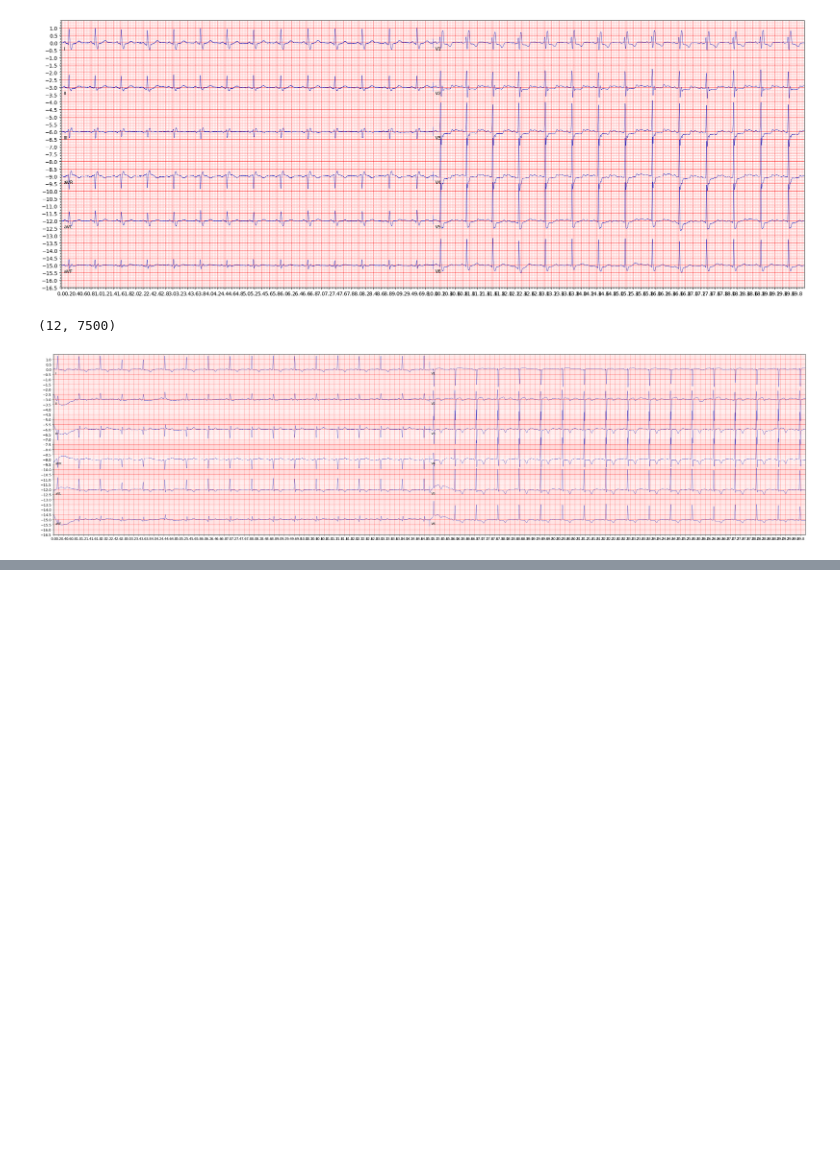
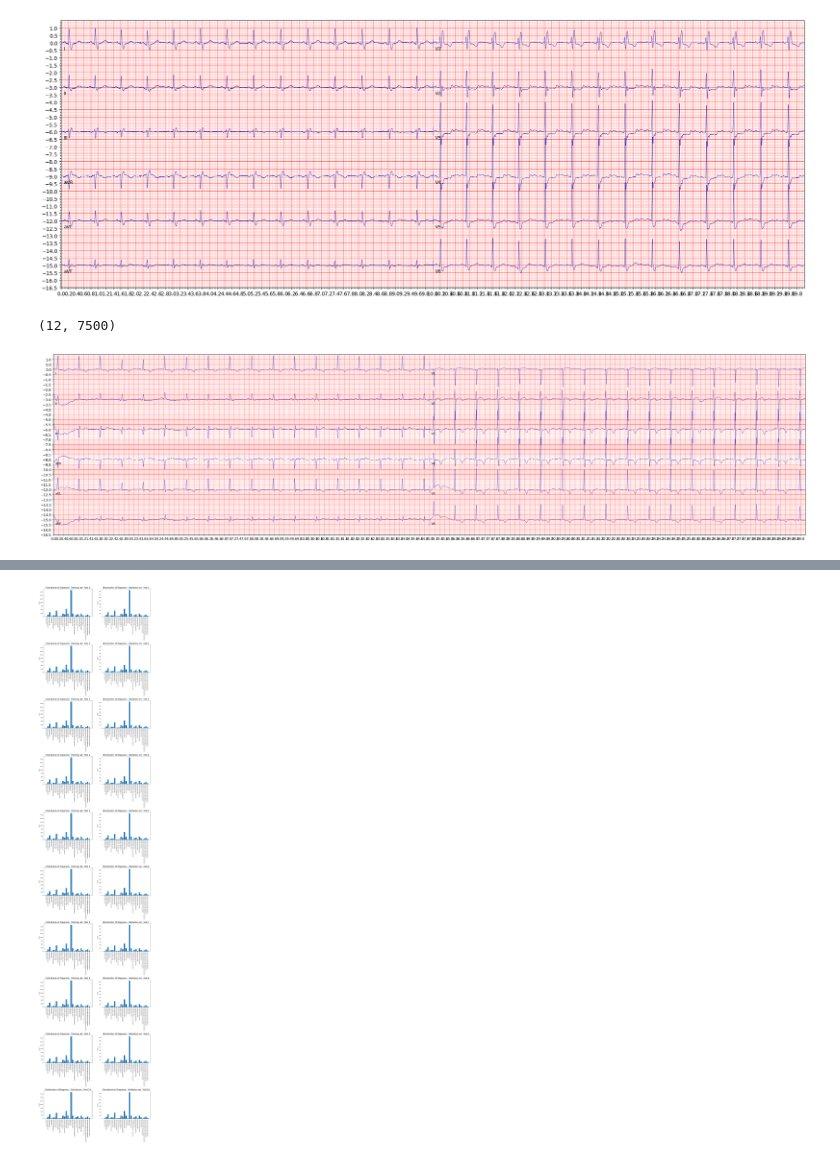
Before and after one commit to nareshwar/cvd-early-detection-ecg-uhull, a Jupyter notebook: notebooks/01_lstm_baseline.ipynb, the cells around one changed output, grey strips where cells are left out. Saved outputs shown, nothing was run; the diff lists cells and outputs as text; code cells hidden in the pictures; blank space fills up the shorter version.

```diff
--- a/notebooks/01_lstm_baseline.ipynb
+++ b/notebooks/01_lstm_baseline.ipynb
@@ -95,0 +123,4 @@ df_labels = pc.make_undefined_class(labels,SNOMED_unscored)
+# %%
+pc.plot_all_folds(folds,y,snomed_classes)
+# %% [output]
+[figure, added]
```
Also changed, not shown: parts of 42 cells of this notebook, 3 other files.
